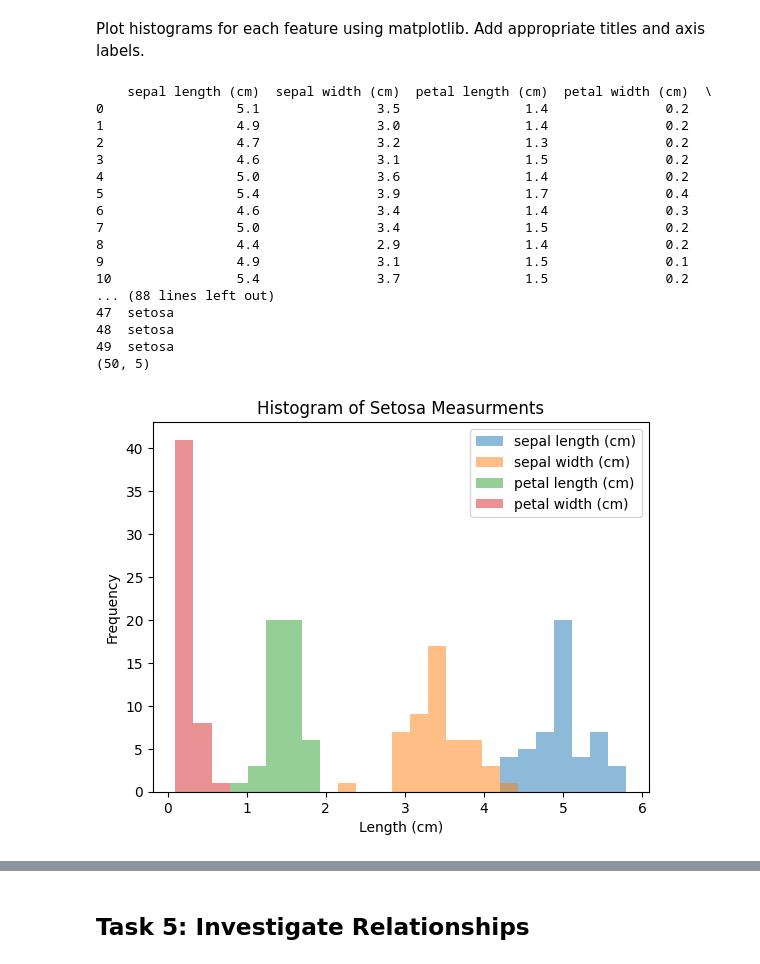
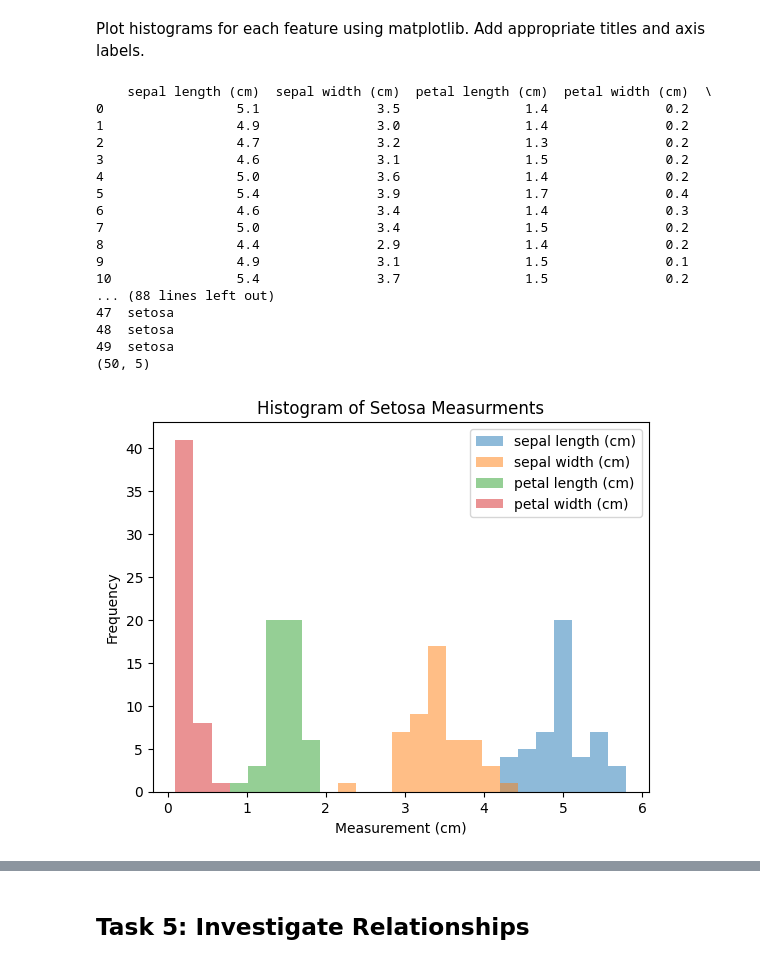
Before and after one commit to cathalred88/principles_of_data_analytics, a Jupyter notebook: tasks.ipynb, the cells around one changed output, grey strips where cells are left out. Saved outputs shown, nothing was run; the diff lists cells and outputs as text; code cells hidden in the pictures.

```diff
--- a/tasks.ipynb
+++ b/tasks.ipynb
@@ -137,34 +145,34 @@ df3 = df3.drop(columns='Species')
 print (df1)
 print (df1.shape)
 #print (df2)
 #print (df3)
 
 
 
 
 # Histograms for Petal and Sepal length each species
-ax1 = df1.plot(kind = 'hist', title ='Histogram of Setosa Measurments', alpha = 0.5, bins = 25, xlabel = 'Length (cm)', ylabel = 'Frequency')
-ax2 = df2.plot(kind = 'hist', title ='Histogram of Versicolor Measurments', alpha = 0.5, bins = 25, xlabel = 'Length (cm)', ylabel = 'Frequency')
-ax3 = df3.plot(kind = 'hist', title ='Histogram of Virginicia Measurments', alpha = 0.5, bins = 25, xlabel = 'Length (cm)', ylabel = 'Frequency')
+ax1 = df1.plot(kind = 'hist', title ='Histogram of Setosa Measurments', alpha = 0.5, bins = 25, xlabel = 'Measurement (cm)', ylabel = 'Frequency')
+ax2 = df2.plot(kind = 'hist', title ='Histogram of Versicolor Measurments', alpha = 0.5, bins = 25, xlabel = 'Measurement (cm)', ylabel = 'Frequency')
+ax3 = df3.plot(kind = 'hist', title ='Histogram of Virginicia Measurments', alpha = 0.5, bins = 25, xlabel = 'Measurement (cm)', ylabel = 'Frequency')
 
 pt.savefig('histogramSetosa.png')
 pt.show()
 # %% [output]
     sepal length (cm)  sepal width (cm)  petal length (cm)  petal width (cm)  \
 0                 5.1               3.5                1.4               0.2
 1                 4.9               3.0                1.4               0.2
 2                 4.7               3.2                1.3               0.2
 3                 4.6               3.1                1.5               0.2
 4                 5.0               3.6                1.4               0.2
 5                 5.4               3.9                1.7               0.4
 6                 4.6               3.4                1.4               0.3
 7                 5.0               3.4                1.5               0.2
 8                 4.4               2.9                1.4               0.2
 9                 4.9               3.1                1.5               0.1
 10                5.4               3.7                1.5               0.2
 ... (88 lines left out)
 47  setosa
 48  setosa
 49  setosa
 (50, 5)
-[figure, old version]
+[figure, new version]
```
Also changed, not shown: parts of 7 cells of this notebook, 1 other file.
